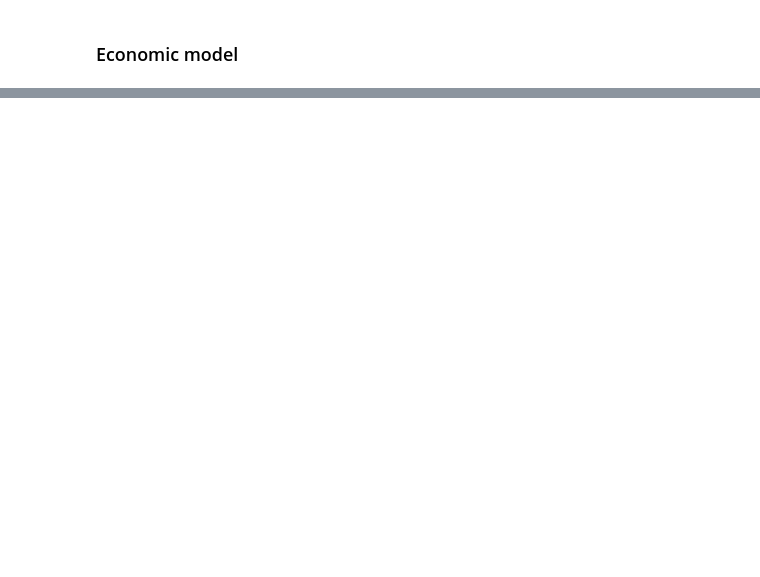
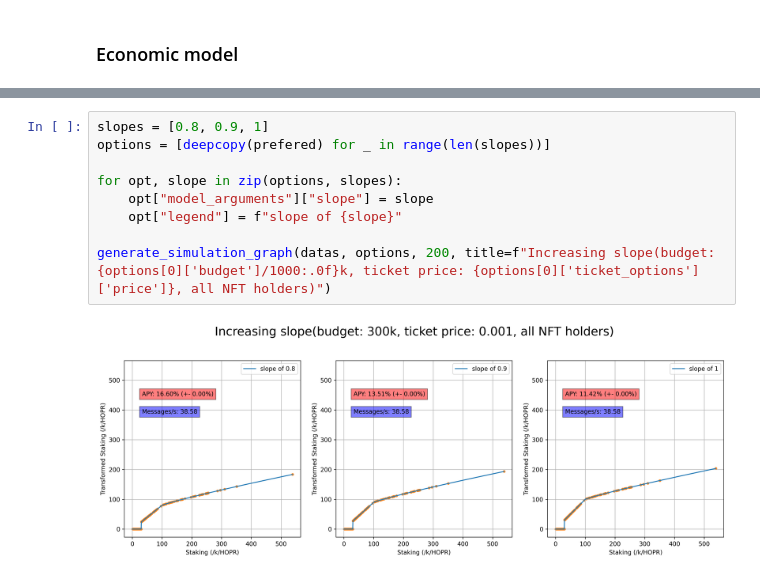
Before and after one commit to hoprnet/ct-research, a Jupyter notebook: ct-app/__simulations__/apy_comparison.ipynb, the cells around one changed output, grey strips where cells are left out. Cells and saved outputs as stored; diff of their text form; blank space fills up the shorter version.

```diff
--- a/ct-app/__simulations__/apy_comparison.ipynb
+++ b/ct-app/__simulations__/apy_comparison.ipynb
@@ -565,0 +231,11 @@ generate_simulation_graph(datas, options, title="Increasing threshold (budget: 1
+# %%
+slopes = [0.8, 0.9, 1]
+options = [deepcopy(prefered) for _ in range(len(slopes))]
+
+for opt, slope in zip(options, slopes):
+    opt["model_arguments"]["slope"] = slope
+    opt["legend"] = f"slope of {slope}"
+
+generate_simulation_graph(datas, options, 200, title=f"Increasing slope(budget: {options[0]['budget']/1000:.0f}k, ticket price: {options[0]['ticket_options']['price']}, all NFT holders)")
+# %% [output]
+[figure, added]
```
Also changed, not shown: parts of 15 cells of this notebook.
